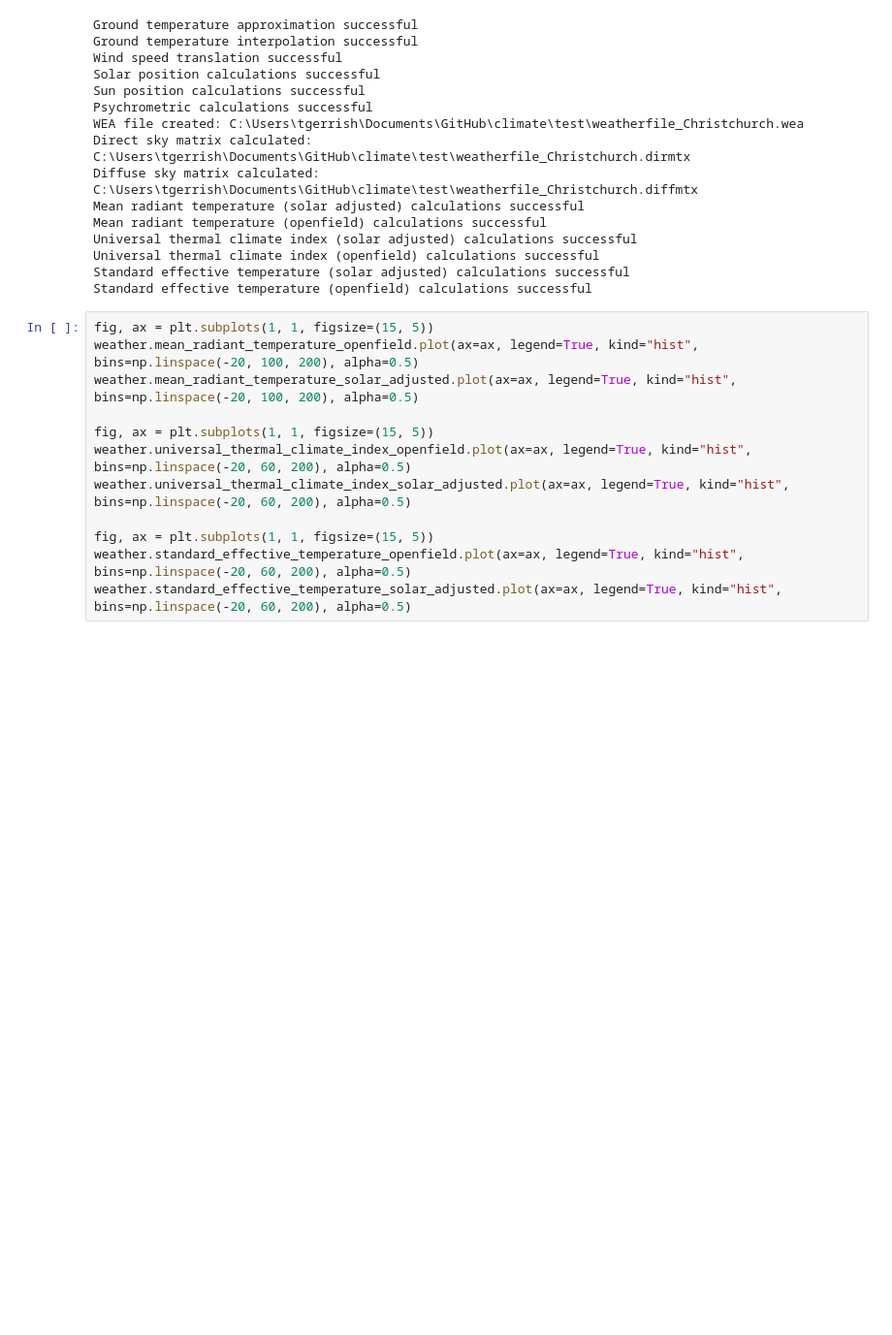
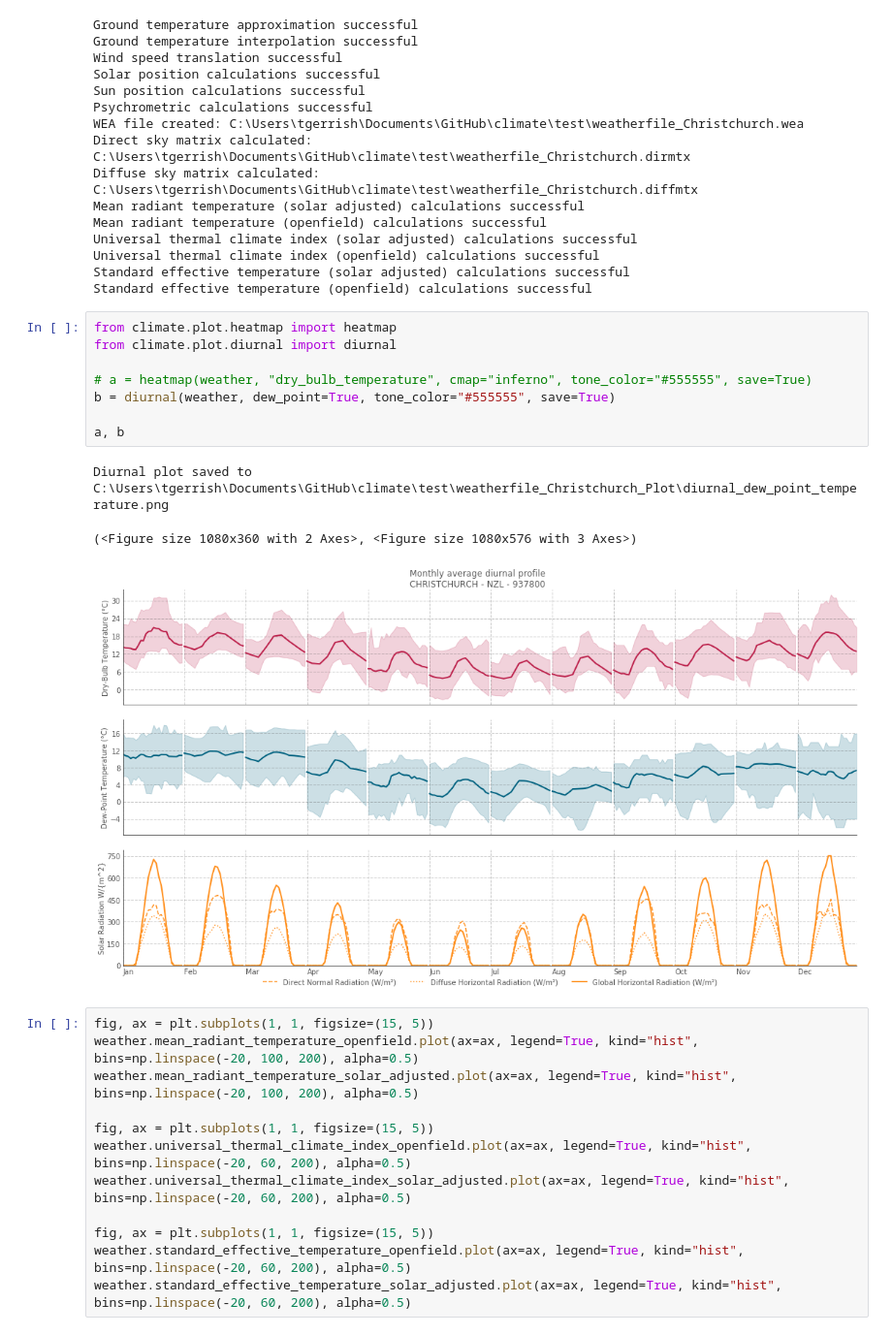
Before and after one commit to cycle13/climate, a Jupyter notebook: test.ipynb, the cells around one changed output. Shown at 97% size. Drawn from its saved outputs; the diff is of its cells as text; blank space fills up the shorter version.

```diff
--- a/test.ipynb
+++ b/test.ipynb
@@ -37,6 +37,18 @@ Universal thermal climate index (solar adjusted) calculations successful
 Universal thermal climate index (openfield) calculations successful
 Standard effective temperature (solar adjusted) calculations successful
 Standard effective temperature (openfield) calculations successful
+# %%
+from climate.plot.heatmap import heatmap
+from climate.plot.diurnal import diurnal
+
+# a = heatmap(weather, "dry_bulb_temperature", cmap="inferno", tone_color="#555555", save=True)
+b = diurnal(weather, dew_point=True, tone_color="#555555", save=True)
+
+a, b
+# %% [output]
+Diurnal plot saved to C:\Users\tgerrish\Documents\GitHub\climate\test\weatherfile_Christchurch_Plot\diurnal_dew_point_temperature.png
+(<Figure size 1080x360 with 2 Axes>, <Figure size 1080x576 with 3 Axes>)
+[figure, added]
 # %%
 fig, ax = plt.subplots(1, 1, figsize=(15, 5))
 weather.mean_radiant_temperature_openfield.plot(ax=ax, legend=True, kind="hist", bins=np.linspace(-20, 100, 200), alpha=0.5)
```
Also changed, not shown: 21 other files.
